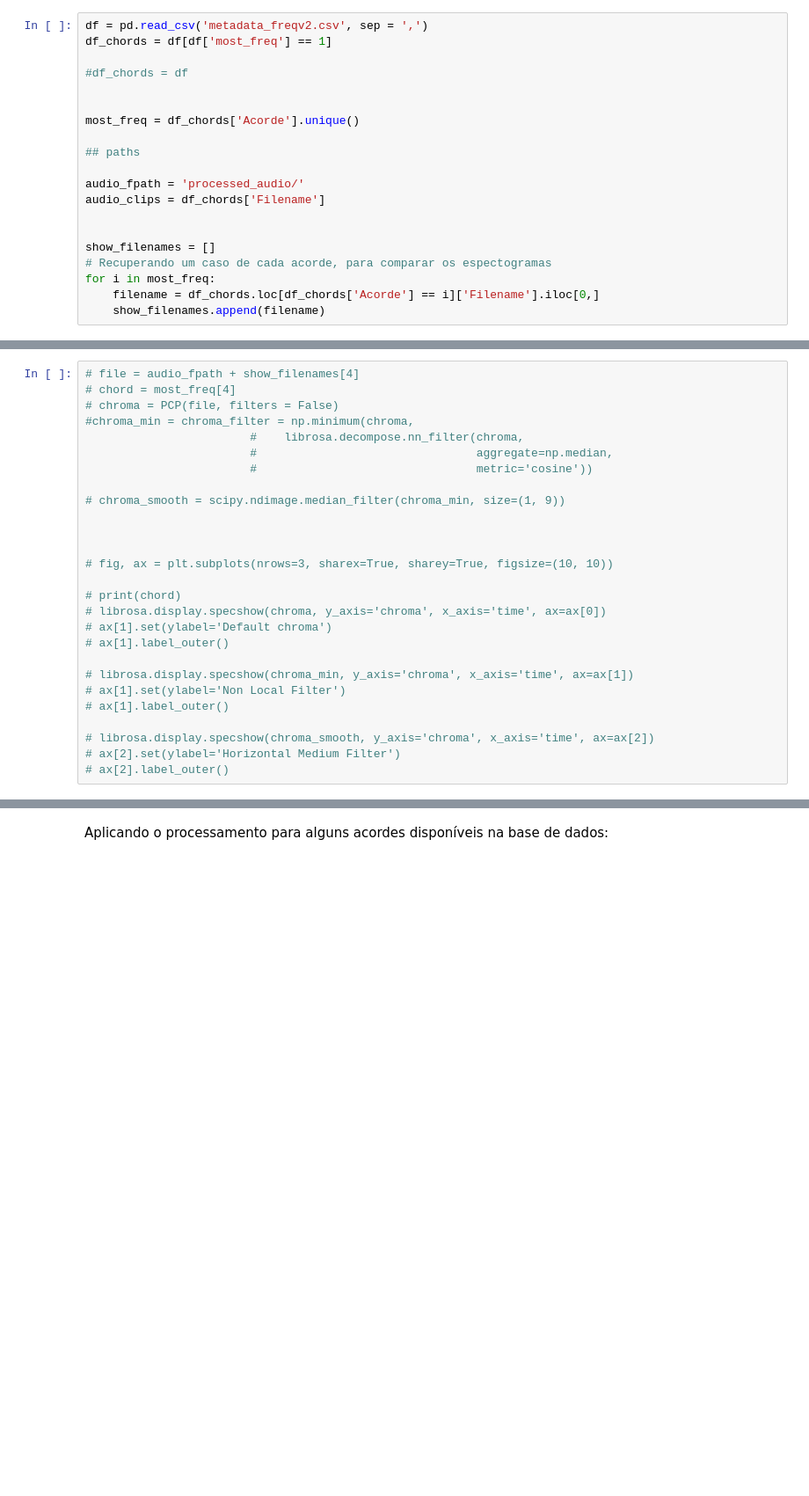
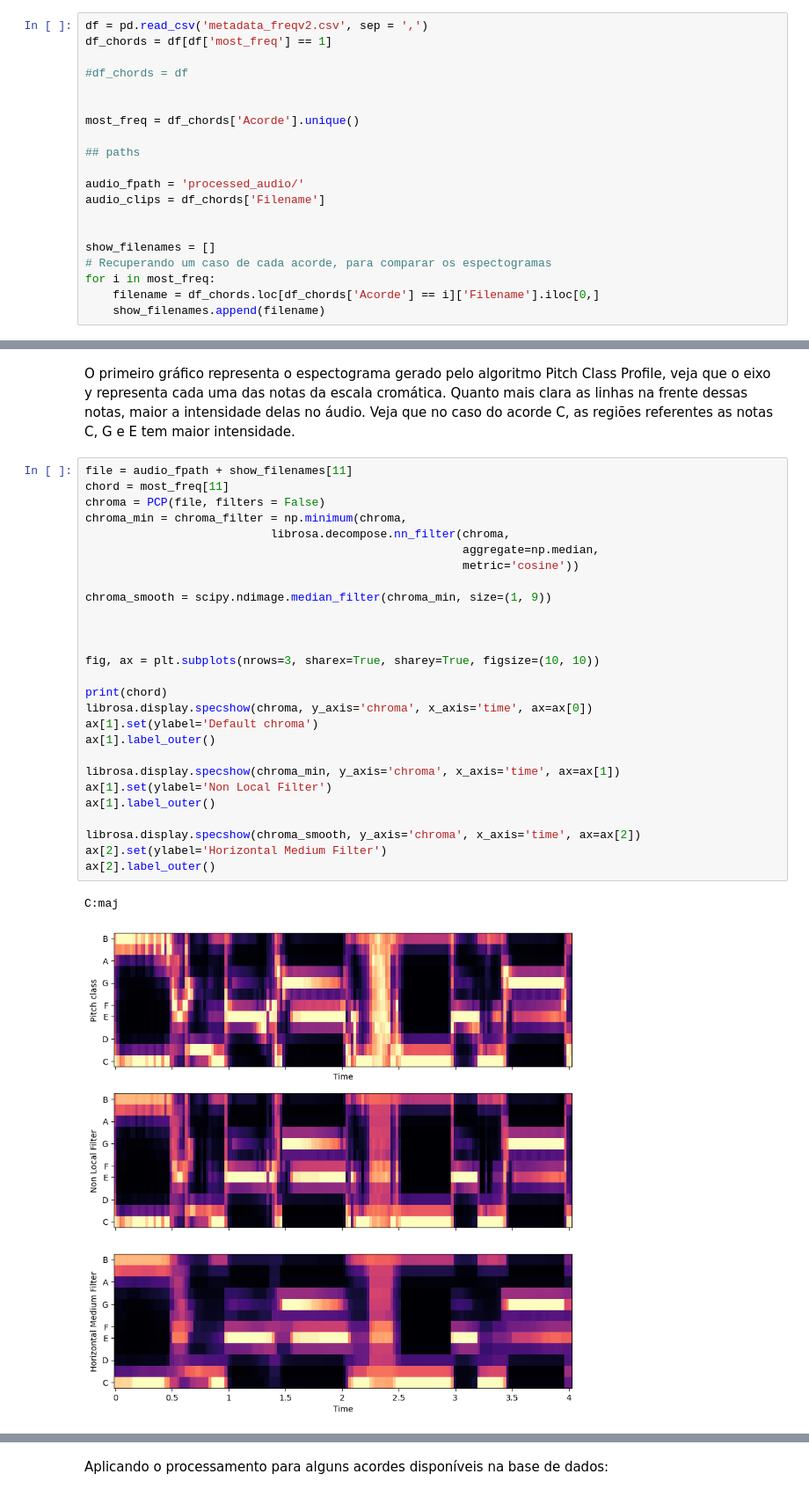
Before and after one commit to derSchmetterling/chord_recognition, a Jupyter notebook: PCP.ipynb, the cells around one changed output, grey strips where cells are left out. Shown at 88% size. Saved outputs shown, nothing was run; the diff lists cells and outputs as text; blank space fills up the shorter version.

```diff
--- a/PCP.ipynb
+++ b/PCP.ipynb
@@ -89,30 +83,35 @@ def PCP(filepath, sr = 44100, filters = True):
 
 
     return chroma
+# %% [markdown]
+O primeiro gráfico representa o espectograma gerado pelo algoritmo Pitch Class Profile, veja que o eixo y representa cada uma das notas da escala cromática. Quanto mais clara as linhas na frente dessas notas, maior a intensidade delas no áudio. Veja que no caso do acorde C, as regiões referentes as notas C, G e E tem maior intensidade.
 # %%
-# file = audio_fpath + show_filenames[4]
-# chord = most_freq[4]
-# chroma = PCP(file, filters = False)
-#chroma_min = chroma_filter = np.minimum(chroma,
-                        #    librosa.decompose.nn_filter(chroma,
-                        #                                aggregate=np.median,
-                        #                                metric='cosine'))
+file = audio_fpath + show_filenames[11]
+chord = most_freq[11]
+chroma = PCP(file, filters = False)
+chroma_min = chroma_filter = np.minimum(chroma,
+                           librosa.decompose.nn_filter(chroma,
+                                                       aggregate=np.median,
+                                                       metric='cosine'))
 
-# chroma_smooth = scipy.ndimage.median_filter(chroma_min, size=(1, 9))
+chroma_smooth = scipy.ndimage.median_filter(chroma_min, size=(1, 9))
 
 
 
-# fig, ax = plt.subplots(nrows=3, sharex=True, sharey=True, figsize=(10, 10))
+fig, ax = plt.subplots(nrows=3, sharex=True, sharey=True, figsize=(10, 10))
 
-# print(chord)
-# librosa.display.specshow(chroma, y_axis='chroma', x_axis='time', ax=ax[0])
-# ax[1].set(ylabel='Default chroma')
-# ax[1].label_outer()
+print(chord)
+librosa.display.specshow(chroma, y_axis='chroma', x_axis='time', ax=ax[0])
+ax[1].set(ylabel='Default chroma')
+ax[1].label_outer()
 
-# librosa.display.specshow(chroma_min, y_axis='chroma', x_axis='time', ax=ax[1])
-# ax[1].set(ylabel='Non Local Filter')
-# ax[1].label_outer()
+librosa.display.specshow(chroma_min, y_axis='chroma', x_axis='time', ax=ax[1])
+ax[1].set(ylabel='Non Local Filter')
+ax[1].label_outer()
 
-# librosa.display.specshow(chroma_smooth, y_axis='chroma', x_axis='time', ax=ax[2])
-# ax[2].set(ylabel='Horizontal Medium Filter')
-# ax[2].label_outer()
+librosa.display.specshow(chroma_smooth, y_axis='chroma', x_axis='time', ax=ax[2])
+ax[2].set(ylabel='Horizontal Medium Filter')
+ax[2].label_outer()
+# %% [output]
+C:maj
+[figure, added]
```
Also changed, not shown: parts of 13 cells of this notebook.
